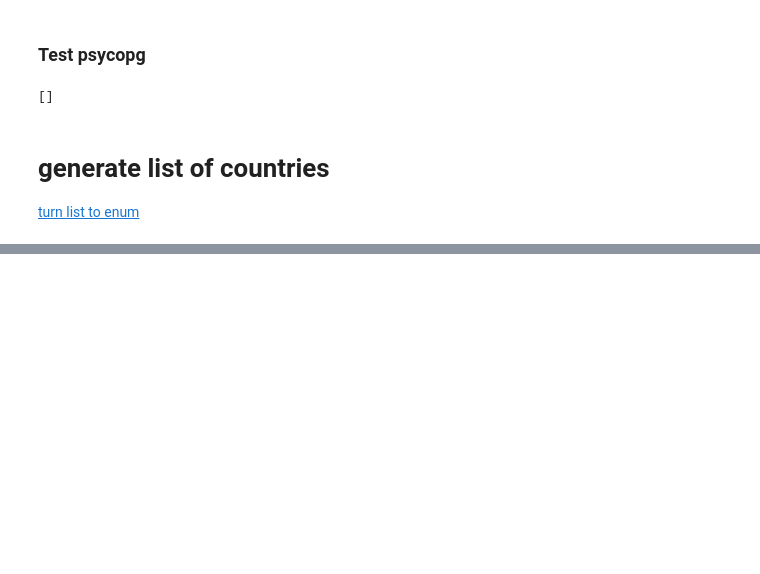
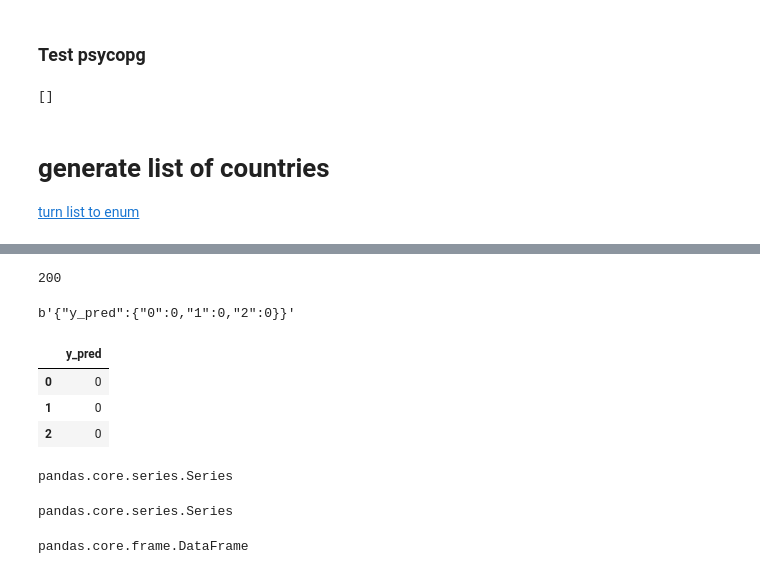
Before and after one commit to quantumai-asean/ai-assess-project, a Jupyter notebook: notebooks/test.ipynb, the cells around one changed output, grey strips where cells are left out. Drawn from its saved outputs; the diff is of its cells as text; code cells hidden in the pictures; blank space fills up the shorter version.

```diff
--- a/notebooks/test.ipynb
+++ b/notebooks/test.ipynb
@@ -58,0 +245,3 @@ print(generate_enum('EnumCountry',dict(CountryList)))
+# %%
+s_ = json.loads(response.content)["sensitive"]
+s_
@@ -58,0 +286,18 @@ print(generate_enum('EnumCountry',dict(CountryList)))
+# %%
+response = requests.post("http://localhost:8000/predict", data=json.dumps(X.to_dict()), headers=headers)
+response.status_code
+# %% [output]
+200
+# %%
+response.content
+# %% [output]
+b'{"y_pred":{"0":0,"1":0,"2":0}}'
+# %%
+y_pred = json.loads(response.content)
+y_pred = pd.DataFrame(y_pred)
+y_pred
+# %% [output]
+|  | y_pred |
+| 0 | 0 |
+| 1 | 0 |
+| 2 | 0 |
@@ -58,0 +311,12 @@ print(generate_enum('EnumCountry',dict(CountryList)))
+# %%
+type(sex)
+# %% [output]
+pandas.core.series.Series
+# %%
+type(y_true)
+# %% [output]
+pandas.core.series.Series
+# %%
+type(X)
+# %% [output]
+pandas.core.frame.DataFrame
```
Also changed, not shown: parts of 29 cells of this notebook, 9 other files.
